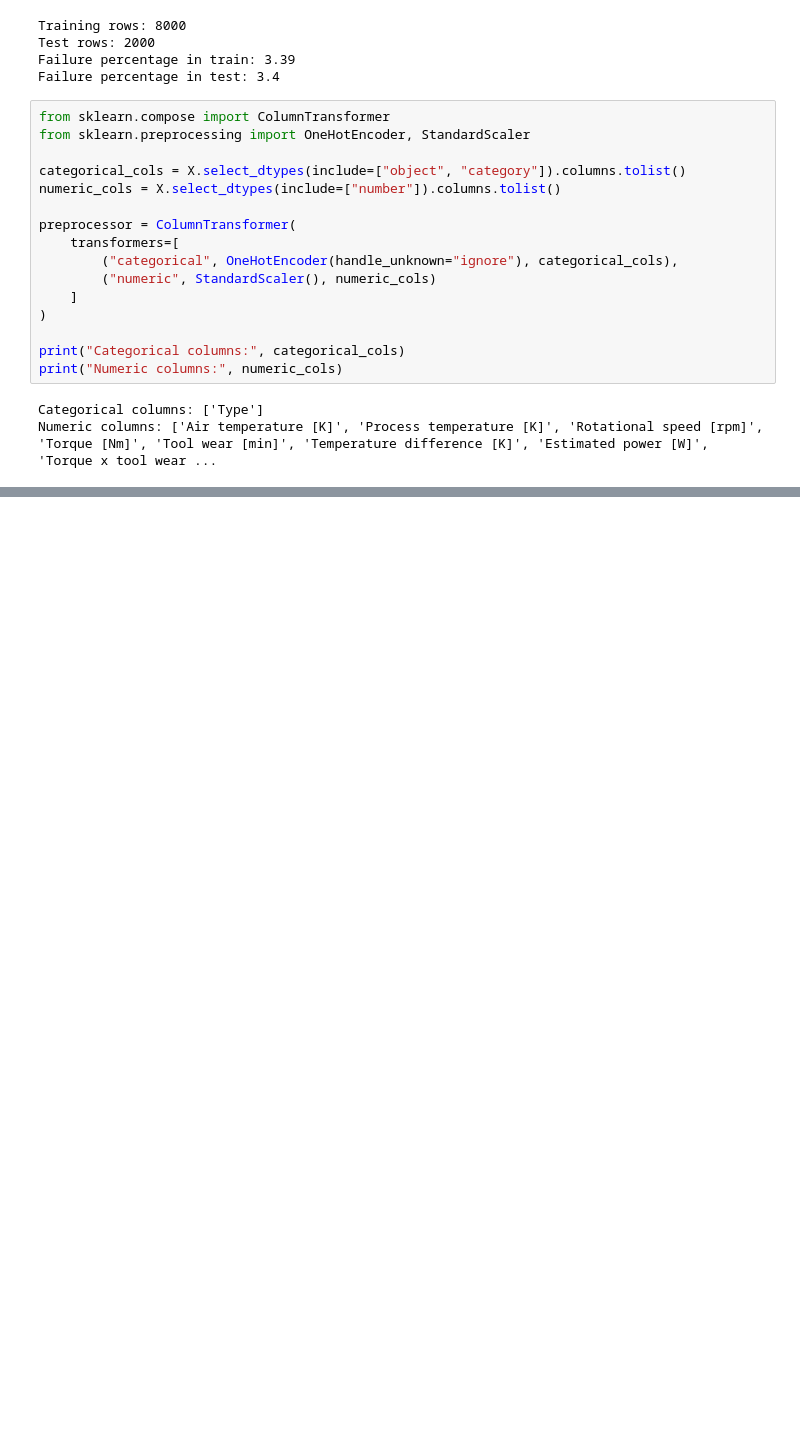
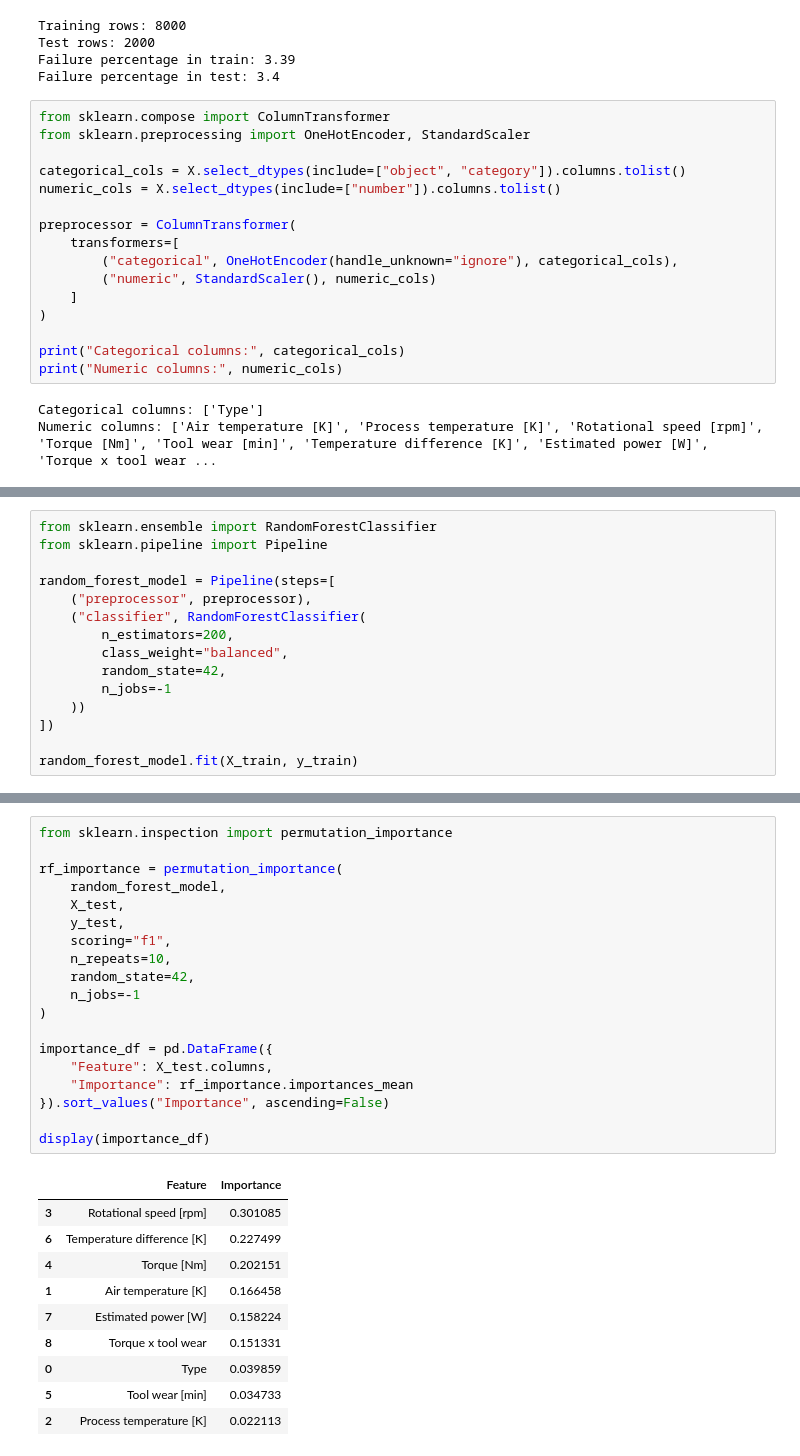
Before and after one commit to palamankumar688-lgtm/industrial-machine-failure-prediction, a Jupyter notebook: Industrial_Machine_Failure_Prediction.ipynb, the cells around one changed output, grey strips where cells are left out. Drawn from its saved outputs; the diff is of its cells as text; blank space fills up the shorter version.

```diff
--- a/Industrial_Machine_Failure_Prediction.ipynb
+++ b/Industrial_Machine_Failure_Prediction.ipynb
@@ -231,0 +341,15 @@ Numeric columns: ['Air temperature [K]', 'Process temperature [K]', 'Rotational
+# %%
+from sklearn.ensemble import RandomForestClassifier
+from sklearn.pipeline import Pipeline
+
+random_forest_model = Pipeline(steps=[
+    ("preprocessor", preprocessor),
+    ("classifier", RandomForestClassifier(
+        n_estimators=200,
+        class_weight="balanced",
+        random_state=42,
+        n_jobs=-1
+    ))
+])
+
+random_forest_model.fit(X_train, y_train)
@@ -231,0 +446,30 @@ Numeric columns: ['Air temperature [K]', 'Process temperature [K]', 'Rotational
+# %%
+from sklearn.inspection import permutation_importance
+
+rf_importance = permutation_importance(
+    random_forest_model,
+    X_test,
+    y_test,
+    scoring="f1",
+    n_repeats=10,
+    random_state=42,
+    n_jobs=-1
+)
+
+importance_df = pd.DataFrame({
+    "Feature": X_test.columns,
+    "Importance": rf_importance.importances_mean
+}).sort_values("Importance", ascending=False)
+
+display(importance_df)
+# %% [output]
+|  | Feature | Importance |
+| 3 | Rotational speed [rpm] | 0.301085 |
+| 6 | Temperature difference [K] | 0.227499 |
+| 4 | Torque [Nm] | 0.202151 |
+| 1 | Air temperature [K] | 0.166458 |
+| 7 | Estimated power [W] | 0.158224 |
+| 8 | Torque x tool wear | 0.151331 |
+| 0 | Type | 0.039859 |
+| 5 | Tool wear [min] | 0.034733 |
+| 2 | Process temperature [K] | 0.022113 |
```
Also changed, not shown: parts of 25 cells of this notebook.
